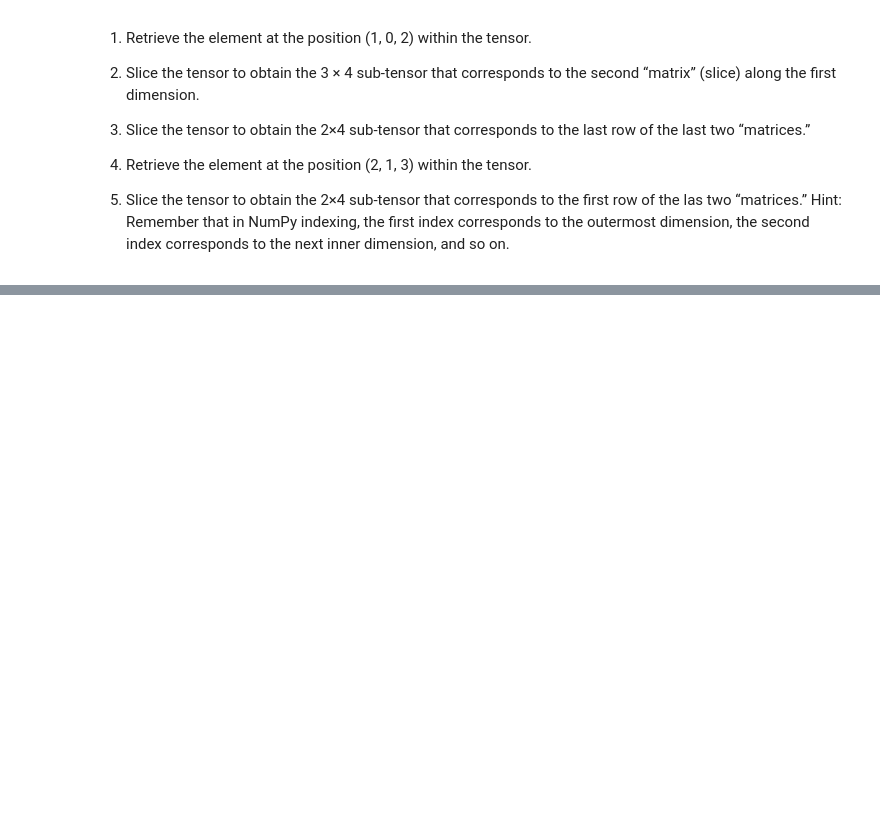
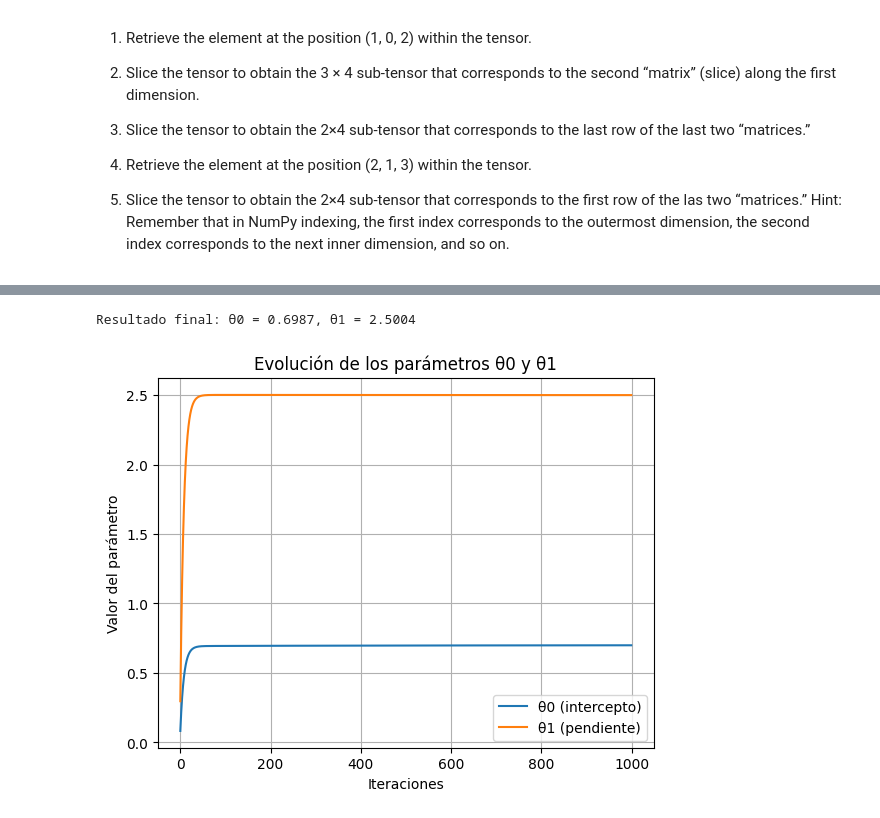
Before and after one commit to undelapaz-rnap-2025I/ejercicios-y-ejemplos-con-numpy-Pcanales2208, a Jupyter notebook: rnap_2024_II_exercises_and_examples_numpy.ipynb, the cells around one changed output, grey strips where cells are left out. Cells and saved outputs as stored; diff of their text form; code cells hidden in the pictures; blank space fills up the shorter version.

```diff
--- a/rnap_2024_II_exercises_and_examples_numpy.ipynb
+++ b/rnap_2024_II_exercises_and_examples_numpy.ipynb
@@ -475,0 +558,48 @@ and so on.
+# %%
+import numpy as np
+import matplotlib.pyplot as plt
+
+# Datos de entrada
+X = np.array([1, 2, 3, 4, 5])
+y = np.array([3, 6, 8, 11, 13])
+
+# Inicialización de parámetros#
+theta_0 = 0  # Intercepto (θ0)
+theta_1 = 0  # Pendiente (θ1)
+tasa_aprendizaje = 0.01
+iteraciones = 1000
+
+# Historial para guardar la evolución de los parámetros
+historial_theta_0 = []
+historial_theta_1 = []
+
+# Algoritmo de descenso por gradiente
+for _ in range(iteraciones):
+    prediccion = theta_0 + theta_1 * X
+    error = prediccion - y
+    derivada_theta_0 = np.mean(error)
+    derivada_theta_1 = np.mean(error * X)
+
+    # Actualización de los parámetros
+    theta_0 -= tasa_aprendizaje * derivada_theta_0
+    theta_1 -= tasa_aprendizaje * derivada_theta_1
+
+    # Guardar los valores en el historial
+    historial_theta_0.append(theta_0)
+    historial_theta_1.append(theta_1)
+
+# Mostrar resultados finales
+print(f"Resultado final: θ0 = {theta_0:.4f}, θ1 = {theta_1:.4f}")
+
+# Graficar la evolución de los parámetros
+plt.plot(historial_theta_0, label="θ0 (intercepto)")
+plt.plot(historial_theta_1, label="θ1 (pendiente)")
+plt.title("Evolución de los parámetros θ0 y θ1")
+plt.xlabel("Iteraciones")
+plt.ylabel("Valor del parámetro")
+plt.legend()
+plt.grid(True)
+plt.show()
+# %% [output]
+Resultado final: θ0 = 0.6987, θ1 = 2.5004
+[figure, added]
```
Also changed, not shown: parts of 9 cells of this notebook.
